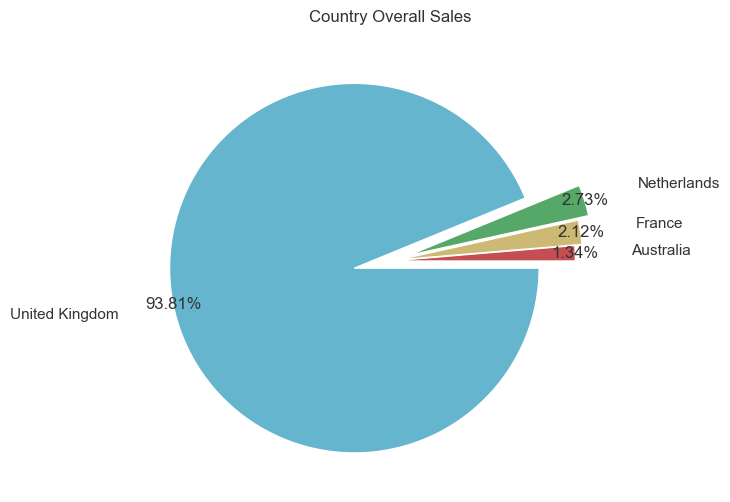
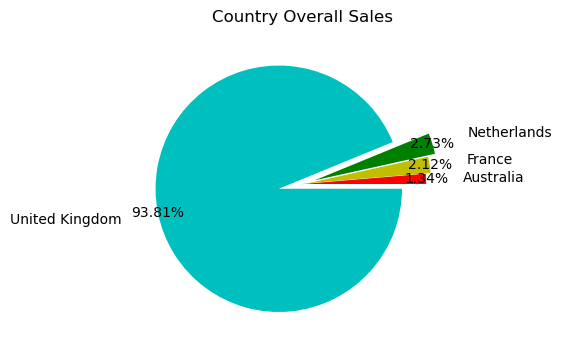
The notebook cell's code change between the first figure and the second:
--- before
+++ after
@@ -9,9 +9,9 @@
 # countries to choose from above 
 
-sales = dataframe[(dataframe['Country'].isin(countries[:4])) & (dataframe['quantity_segregation']!='High Return')]
+sales = dataframe[(dataframe['Country'].isin(countries[:4])) & (dataframe['quantity_segregation']!='Large Return')]
 
 sales_per_country = sales.groupby(['Country'])['Total_sales'].sum().reset_index()
 
-plt.figure(figsize=(10,6))
+plt.figure(figsize=(10,4))
 explode = [0,.04,0.1,0.2]
 plt.pie(x=sales_per_country['Total_sales'],pctdistance=True,autopct='%.2f%%',colors='rygc',explode=explode,labels=sales_per_country['Country'],labeldistance=1.3)

Commit: Reset notebook execution counts